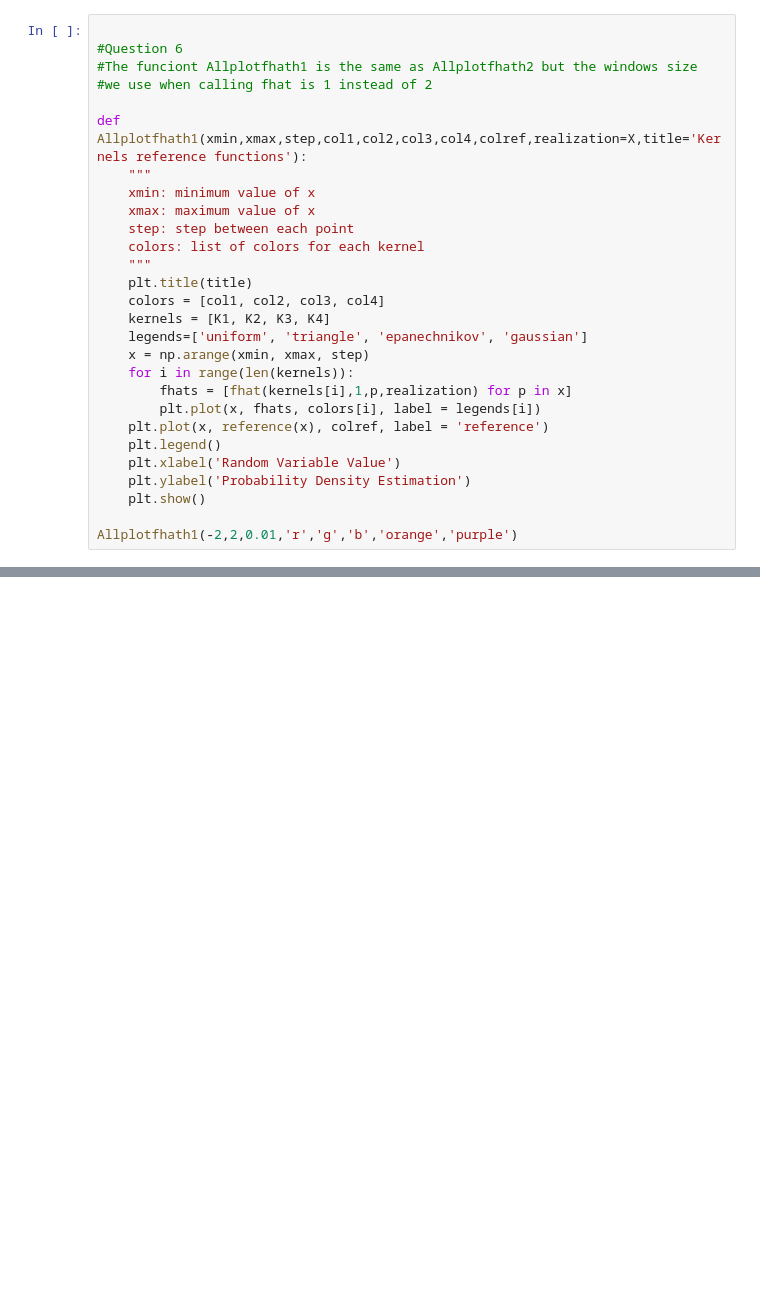
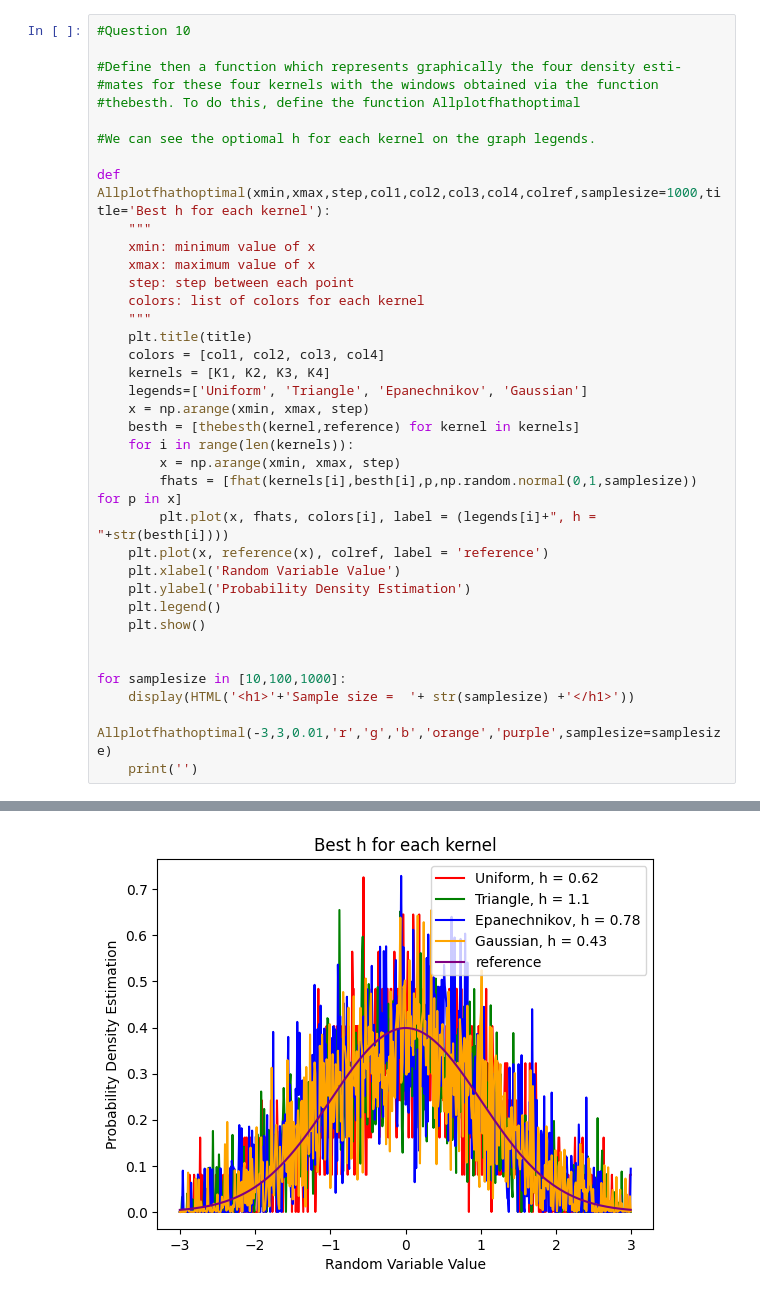
Before and after one commit to MurphLaws/statistics, a Jupyter notebook: TP3.ipynb, the cells around one changed output, grey strips where cells are left out. Saved outputs shown, nothing was run; the diff lists cells and outputs as text; blank space fills up the shorter version.

```diff
--- a/TP3.ipynb
+++ b/TP3.ipynb
@@ -143,10 +312,13 @@ Allplotfhath2(-2,2,0.01,'r','g','b','orange','purple')
 # %%
+#Question 10
 
-#Question 6
-#The funciont Allplotfhath1 is the same as Allplotfhath2 but the windows size
-#we use when calling fhat is 1 instead of 2
+#Define then a function which represents graphically the four density esti-
+#mates for these four kernels with the windows obtained via the function
+#thebesth. To do this, define the function Allplotfhathoptimal
 
-def Allplotfhath1(xmin,xmax,step,col1,col2,col3,col4,colref,realization=X,title='Kernels reference functions'):
+#We can see the optiomal h for each kernel on the graph legends.
+
+def Allplotfhathoptimal(xmin,xmax,step,col1,col2,col3,col4,colref,samplesize=1000,title='Best h for each kernel'):
     """
     xmin: minimum value of x
     xmax: maximum value of x
@@ -156,15 +328,22 @@ def Allplotfhath1(xmin,xmax,step,col1,col2,col3,col4,colref,realization=X,title=
     plt.title(title)
     colors = [col1, col2, col3, col4]
     kernels = [K1, K2, K3, K4]
-    legends=['uniform', 'triangle', 'epanechnikov', 'gaussian']
+    legends=['Uniform', 'Triangle', 'Epanechnikov', 'Gaussian']
     x = np.arange(xmin, xmax, step)
+    besth = [thebesth(kernel,reference) for kernel in kernels]
     for i in range(len(kernels)):
-        fhats = [fhat(kernels[i],1,p,realization) for p in x]
-        plt.plot(x, fhats, colors[i], label = legends[i])
+        x = np.arange(xmin, xmax, step)
+        fhats = [fhat(kernels[i],besth[i],p,np.random.normal(0,1,samplesize)) for p in x]
+        plt.plot(x, fhats, colors[i], label = (legends[i]+", h = "+str(besth[i])))
     plt.plot(x, reference(x), colref, label = 'reference')
-    plt.legend()
     plt.xlabel('Random Variable Value')
     plt.ylabel('Probability Density Estimation')
+    plt.legend()
     plt.show()
 
-Allplotfhath1(-2,2,0.01,'r','g','b','orange','purple')
+
+for samplesize in [10,100,1000]:
+    display(HTML('<h1>'+'Sample size =  '+ str(samplesize) +'</h1>'))
+    Allplotfhathoptimal(-3,3,0.01,'r','g','b','orange','purple',samplesize=samplesize)
+    print('')
+# %% [output]
@@ -170,0 +351 @@ Allplotfhath1(-2,2,0.01,'r','g','b','orange','purple')
+[figure, added]
```
Also changed, not shown: parts of 28 cells of this notebook, 9 other files.
